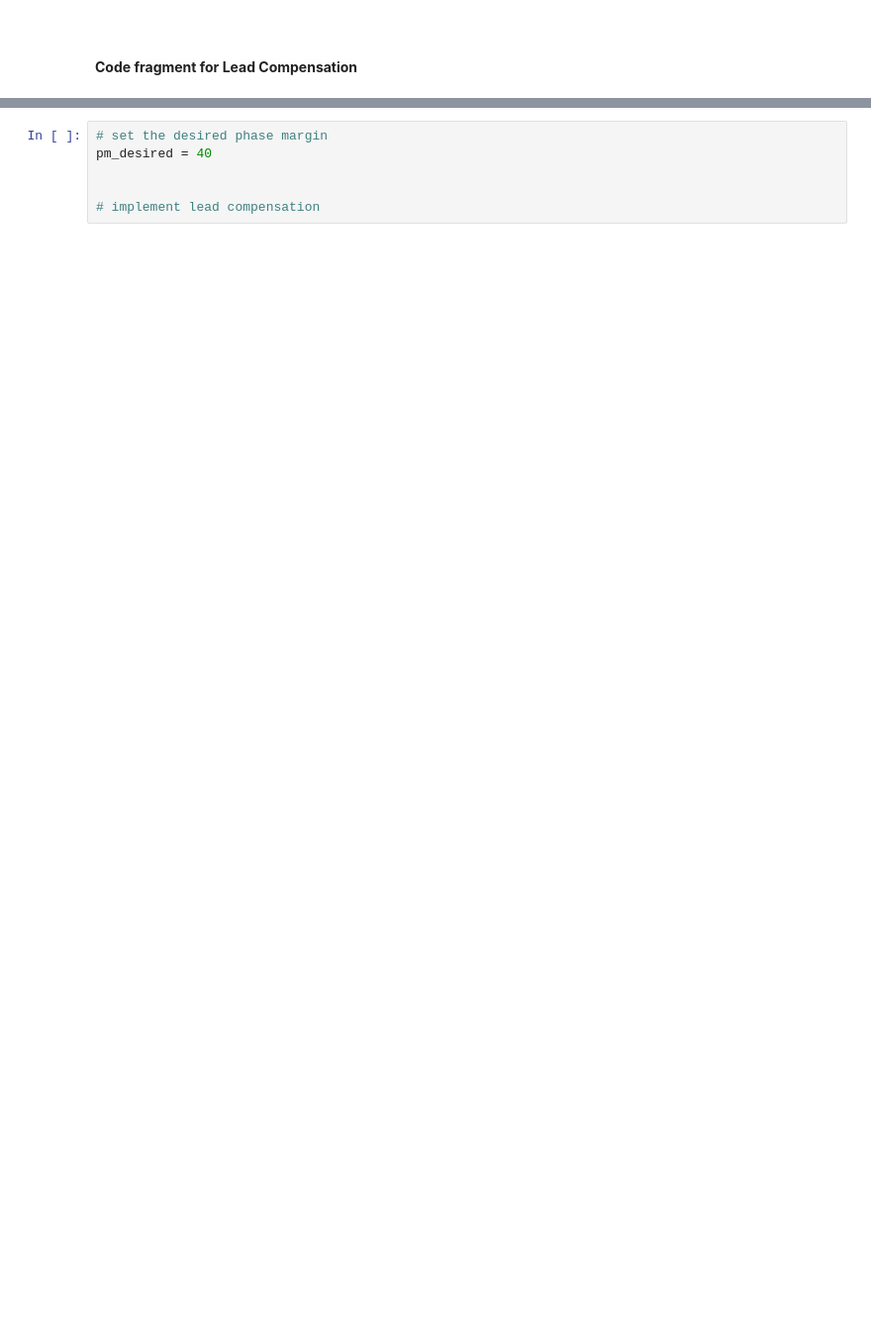
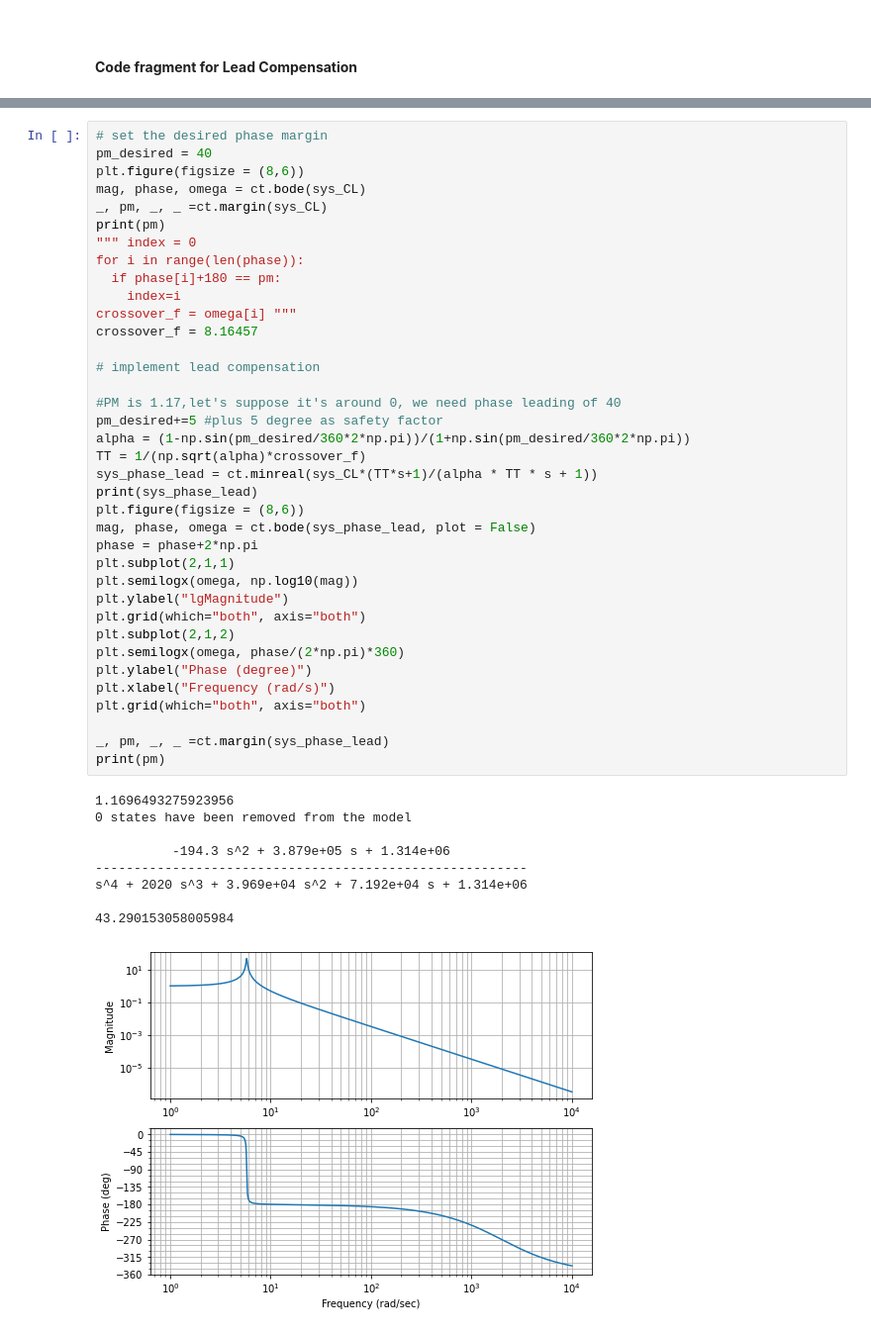
Before and after one commit to yyyyorky/quadcopter_ct, a Jupyter notebook: quadcopter2.ipynb, the cells around one changed output, grey strips where cells are left out. Shown: that part at 99% size. Cells and saved outputs as stored; diff of their text form; blank space fills up the shorter version.

```diff
--- a/quadcopter2.ipynb
+++ b/quadcopter2.ipynb
@@ -198,6 +234,47 @@ sys_CL = ct.minreal(sys_P/(1 + sys_P))
 # %%
 # set the desired phase margin
 pm_desired = 40
-
+plt.figure(figsize = (8,6))
+mag, phase, omega = ct.bode(sys_CL)
+_, pm, _, _ =ct.margin(sys_CL)
+print(pm)
+""" index = 0
+for i in range(len(phase)):
+  if phase[i]+180 == pm:
+    index=i
+crossover_f = omega[i] """
+crossover_f = 8.16457
 
 # implement lead compensation
+
+#PM is 1.17,let's suppose it's around 0, we need phase leading of 40
+pm_desired+=5 #plus 5 degree as safety factor
+alpha = (1-np.sin(pm_desired/360*2*np.pi))/(1+np.sin(pm_desired/360*2*np.pi))
+TT = 1/(np.sqrt(alpha)*crossover_f)
+sys_phase_lead = ct.minreal(sys_CL*(TT*s+1)/(alpha * TT * s + 1))
+print(sys_phase_lead)
+plt.figure(figsize = (8,6))
+mag, phase, omega = ct.bode(sys_phase_lead, plot = False)
+phase = phase+2*np.pi
+plt.subplot(2,1,1)
+plt.semilogx(omega, np.log10(mag))
+plt.ylabel("lgMagnitude")
+plt.grid(which="both", axis="both")
+plt.subplot(2,1,2)
+plt.semilogx(omega, phase/(2*np.pi)*360)
+plt.ylabel("Phase (degree)")
+plt.xlabel("Frequency (rad/s)")
+plt.grid(which="both", axis="both")
+
+_, pm, _, _ =ct.margin(sys_phase_lead)
+print(pm)
+# %% [output]
+1.1696493275923956
+0 states have been removed from the model
+
+          -194.3 s^2 + 3.879e+05 s + 1.314e+06
+--------------------------------------------------------
+s^4 + 2020 s^3 + 3.969e+04 s^2 + 7.192e+04 s + 1.314e+06
+
+43.290153058005984
+[figure, added]
```
Also changed, not shown: parts of 6 cells of this notebook.
